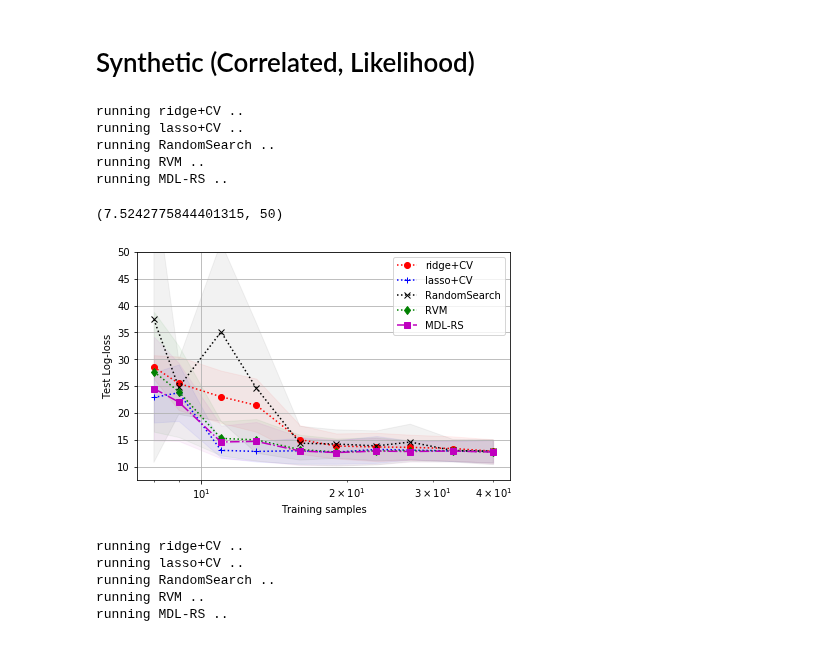
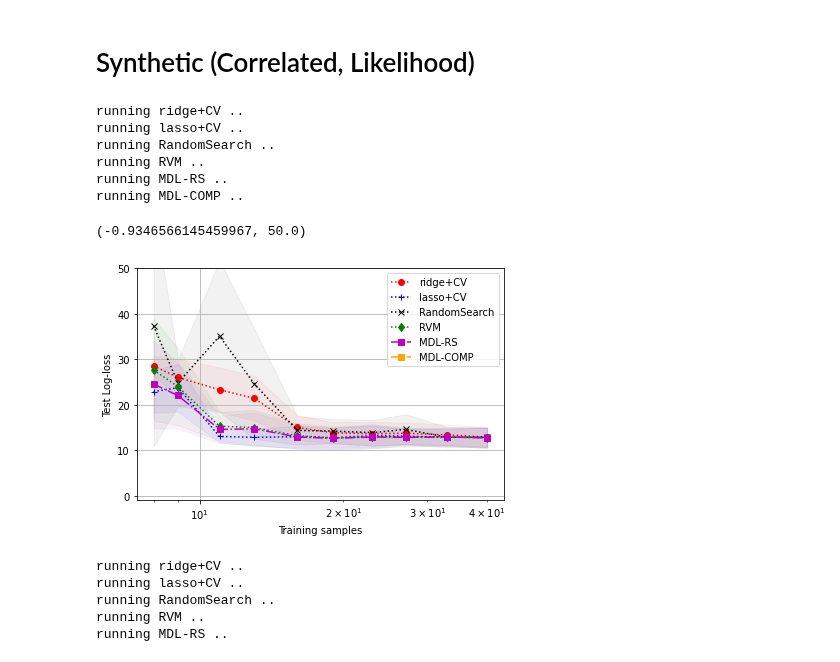
Before and after one commit to csinva/mdl-complexity, a Jupyter notebook: notebooks/synthetic_comparisons.ipynb, the cells around one changed output. Saved outputs shown, nothing was run; the diff lists cells and outputs as text; code cells hidden in the pictures.

```diff
--- a/fmri/Linear_Regression_Synthetic.ipynb
+++ b/notebooks/synthetic_comparisons.ipynb
@@ -39,4 +32,5 @@ running MDL-RS ..
 # %%
-X, y, coef = datasets.make_regression(n_samples=500, n_features=5, n_informative=5, random_state=42, noise=1, effective_rank=5, coef=True, bias=1)
+X, y, coef = datasets.make_regression(n_samples=500, n_features=5, n_informative=5, random_state=42,
+                                      noise=1, effective_rank=5, coef=True, bias=0)
 run_and_plot(X, y, "Test Log-loss", logloss)
 # plt.ylim(0, 5)
@@ -88,18 +62,20 @@ running MDL-RS ..
 # %% [markdown]
 # Synthetic (Correlated, Likelihood)
 # %%
-X, y, coef = datasets.make_regression(n_samples=50, n_features=5, n_informative=2, random_state=42, noise=1, effective_rank=2, coef=True, bias=1)
-run_and_plot(X, y, "Test Log-loss", logloss)
+X, y, coef = datasets.make_regression(n_samples=50, n_features=5, n_informative=2, random_state=42,
+                                      noise=1, effective_rank=2, coef=True, bias=1)
+results = run_and_plot(X, y, "Test Log-loss", logloss)
 # plt.savefig("result/synthetic-correlated-p5.pdf")
-plt.ylim(None, 50)
+# plt.ylim(None, 50)
 # %% [output]
 running ridge+CV ..
 running lasso+CV ..
 running RandomSearch ..
 running RVM ..
 running MDL-RS ..
+running MDL-COMP ..
-(7.5242775844401315, 50)
+(-0.9346566145459967, 50.0)
-[figure, old version]
+[figure, new version]
 # %%
 X, y, coef = datasets.make_regression(n_samples=200, n_features=20, n_informative=10, random_state=42, noise=1, effective_rank=10, coef=True, bias=1)
 run_and_plot(X, y, "Test Log-loss", logloss)
```
Also changed, not shown: parts of 9 cells of this notebook, 1 other file.
